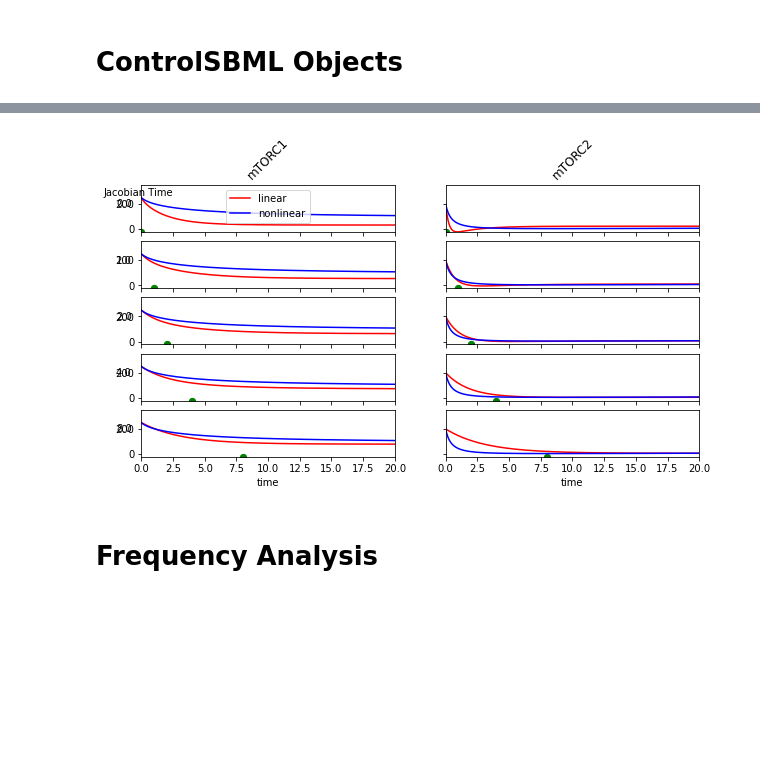
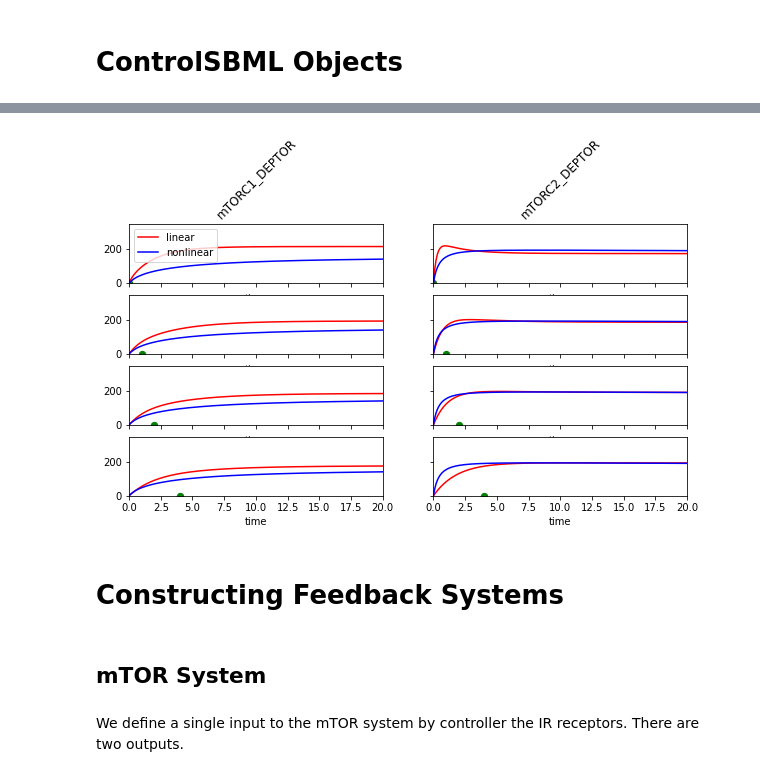
Before and after one commit to ModelEngineering/controlSBML, a Jupyter notebook: notebooks/Using-Control-SBML.ipynb, the cells around one changed output, grey strips where cells are left out. Saved outputs shown, nothing was run; the diff lists cells and outputs as text; code cells hidden in the pictures; blank space fills up the shorter version.

```diff
--- a/notebooks/Using-Control-SBML.ipynb
+++ b/notebooks/Using-Control-SBML.ipynb
@@ -14,3 +16,4 @@ import pandas as pd
 # %%
-ctlsb = ctl.ControlSBML("https://www.ebi.ac.uk/biomodels/model/download/BIOMD0000000823.2?filename=Varusai2018.xml",
-                       input_names=["v1", "v12"], output_names=["mTORC1", "mTORC2"])
+# From a URL
+CTLSB_MTOR = ctl.ControlSBML("https://www.ebi.ac.uk/biomodels/model/download/BIOMD0000000823.2?filename=Varusai2018.xml",
+                       input_names=["v1", "v11"], output_names=["mTORC1_DEPTOR", "mTORC2_DEPTOR"])
@@ -134,8 +221,13 @@ ctlsb.plotTrueModel()
 # %%
-# Compare the linear approximation using the Jacobian at time 0 with the true model
-ctlsb.setTime(1)
-ctlsb.plotAccuracy(step_val=0, timepoints=[0, 1, 2, 4, 8], figsize=(10, 5), xlabel="time", end_time=20)
+# Compare the linear approximation using the Jacobian at different times with the true model
+# The dot on the x-axis shows the timepoint of the Jacobian
+CTLSB_MTOR.plotAccuracy(step_val=0, timepoints=[0, 1, 2, 4], figsize=(10, 5), xlabel="time", end_time=20)
 # %% [output]
-[figure, old version]
+[figure, new version]
 # %% [markdown]
-# Frequency Analysis
+# Constructing Feedback Systems
+# %% [markdown]
+## mTOR System
+# %% [markdown]
+We define a single input to the mTOR system by controller the IR receptors.
+There are two outputs.
```
Also changed, not shown: parts of 40 cells of this notebook, 5 other files.
